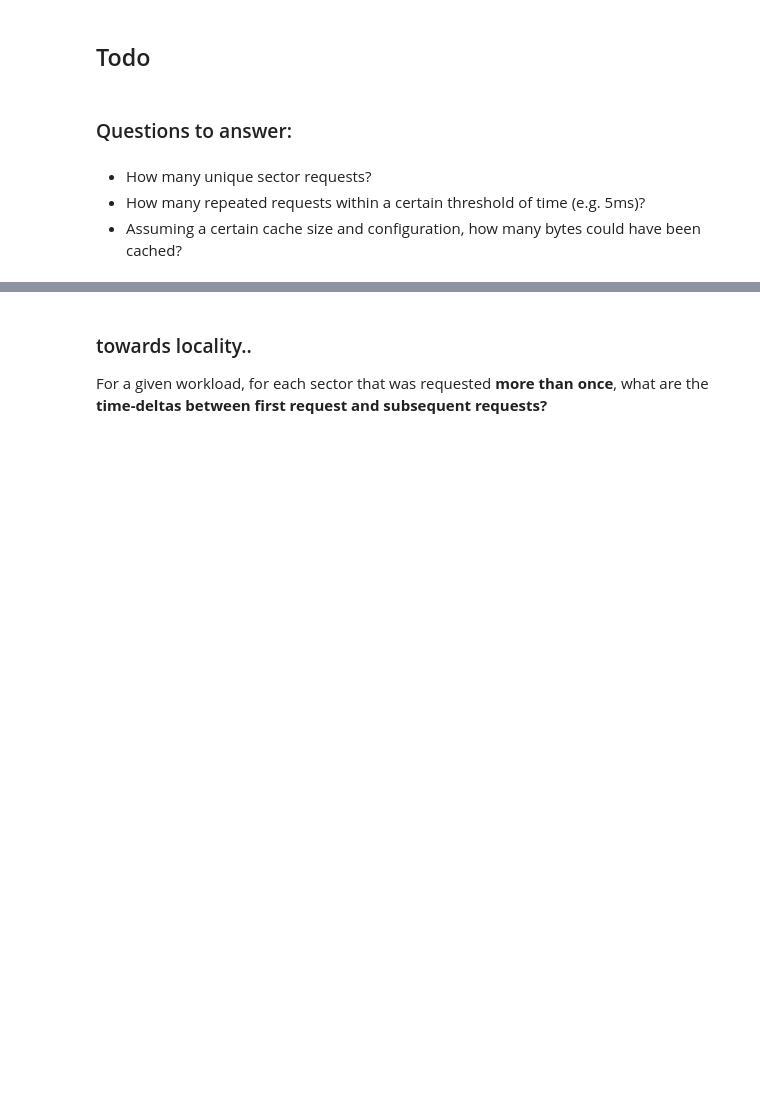
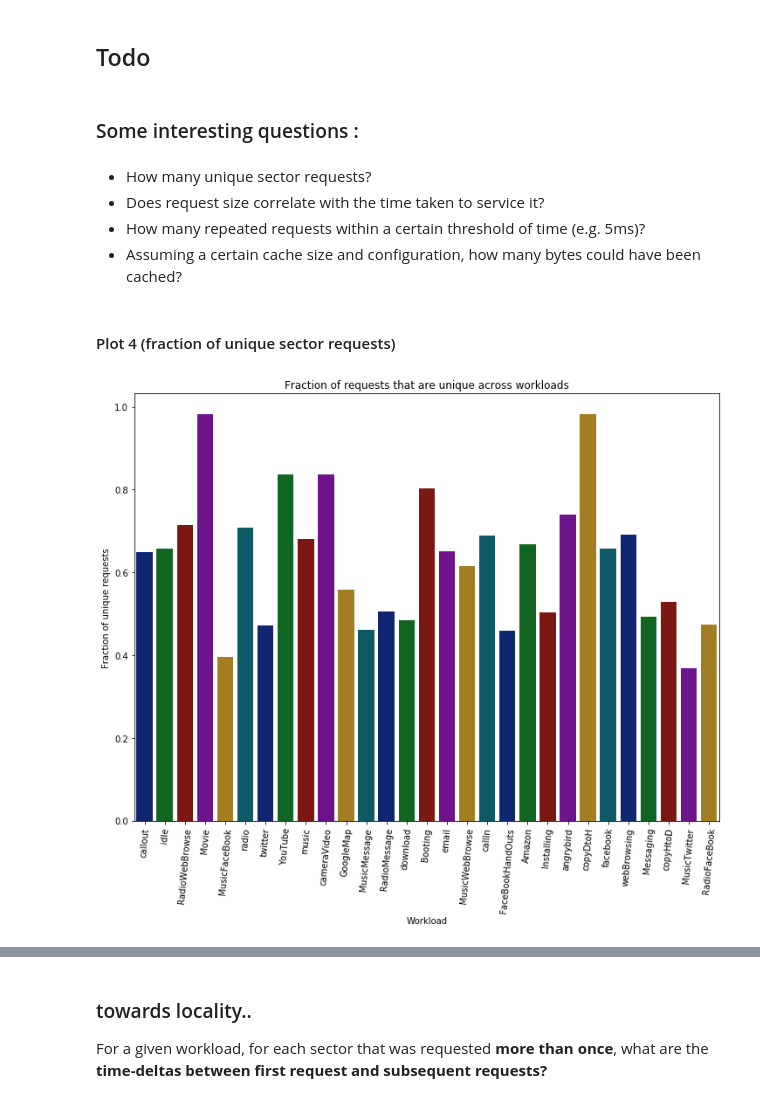
Before and after one commit to sigmaroles/cs612_project, a Jupyter notebook: Presentation.ipynb, the cells around one changed output, grey strips where cells are left out. Drawn from its saved outputs; the diff is of its cells as text; code cells hidden in the pictures; blank space fills up the shorter version.

```diff
--- a/Presentation.ipynb
+++ b/Presentation.ipynb
@@ -50,6 +50,7 @@ import os
 from datetime import datetime
 import seaborn
 %matplotlib inline
+plt.rcParams["figure.figsize"] = [12, 9]
 # %%
 # define where the trace files, w.r.t working directory
 data_dir = 'Trace_files'
@@ -124,12 +148,24 @@ plt.show()
 # %% [markdown]
 ## Todo
-# %% [markdown]
-### Questions to answer:
+# %% [markdown]
+### Some interesting questions :
 # %% [markdown]
   - How many unique sector requests?
+  - Does request size correlate with the time taken to service it?
   - How many repeated requests within a certain threshold of time (e.g. 5ms)?
   - Assuming a certain cache size and configuration, how many bytes could have been cached?
-# %%
-for key in dataset:
-    df = dataset[key]
-    print (key, ":", df.iloc[:,0].shape[0] - df.iloc[:,0].unique().shape[0], "repeated requests out of total", df.iloc[:,0].shape[0])
+# %% [markdown]
+#### Plot 4 (fraction of unique sector requests)
+# %%
+# calculate and plot number of unique sectors across workloads
+unique_fraction = {key:dataset[key].iloc[:,0].unique().shape[0] / dataset[key].shape[0] for key in workload_names}
+# plot them..
+axes = seaborn.barplot(list(unique_fraction.keys()), list(unique_fraction.values()), palette='dark')
+for item in axes.get_xticklabels():
+    item.set_rotation(85)
+plt.title("Fraction of requests that are unique across workloads")
+plt.xlabel('Workload')
+plt.ylabel('Fraction of unique requests')
+plt.show()
+# %% [output]
+[figure, added]
```
Also changed, not shown: parts of 16 cells of this notebook.
